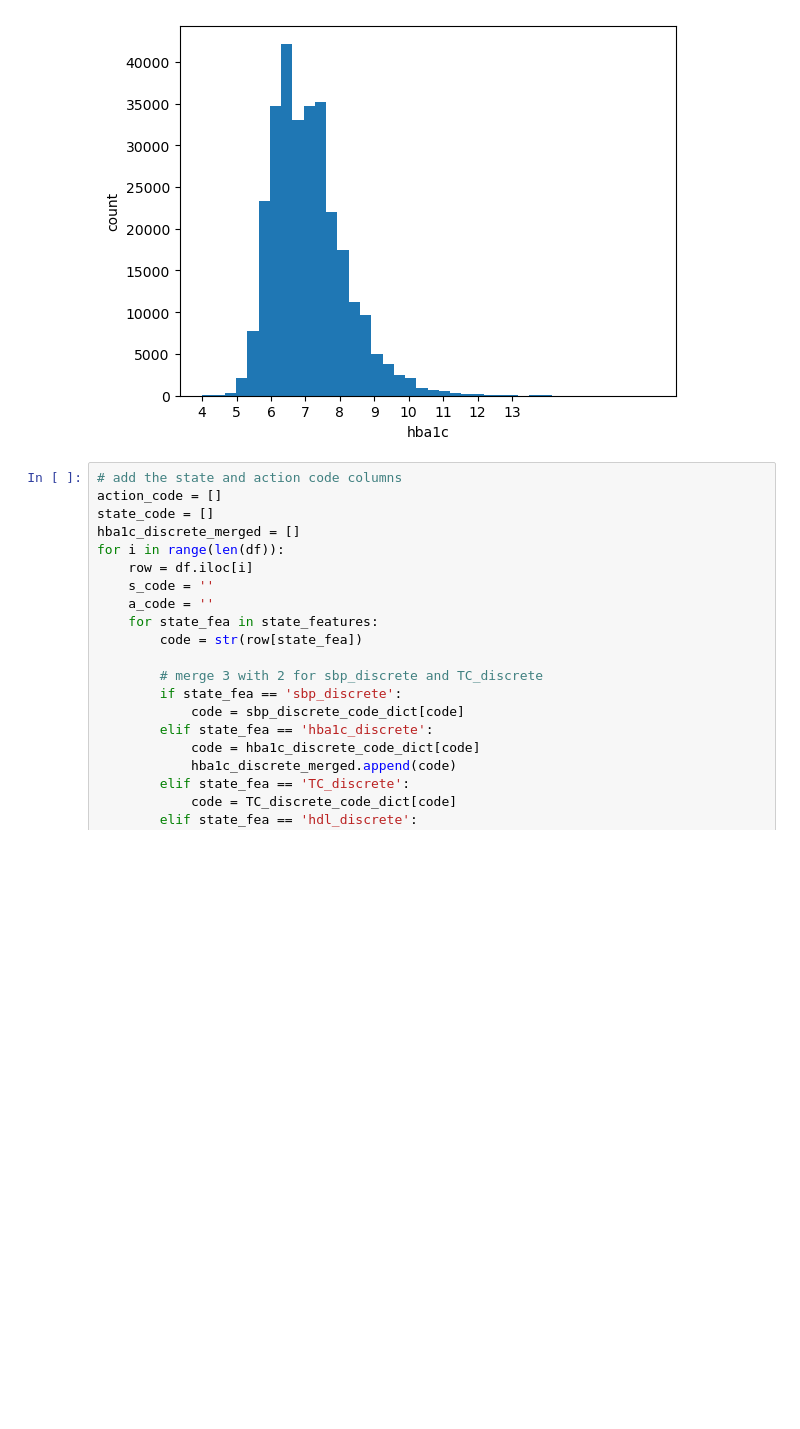
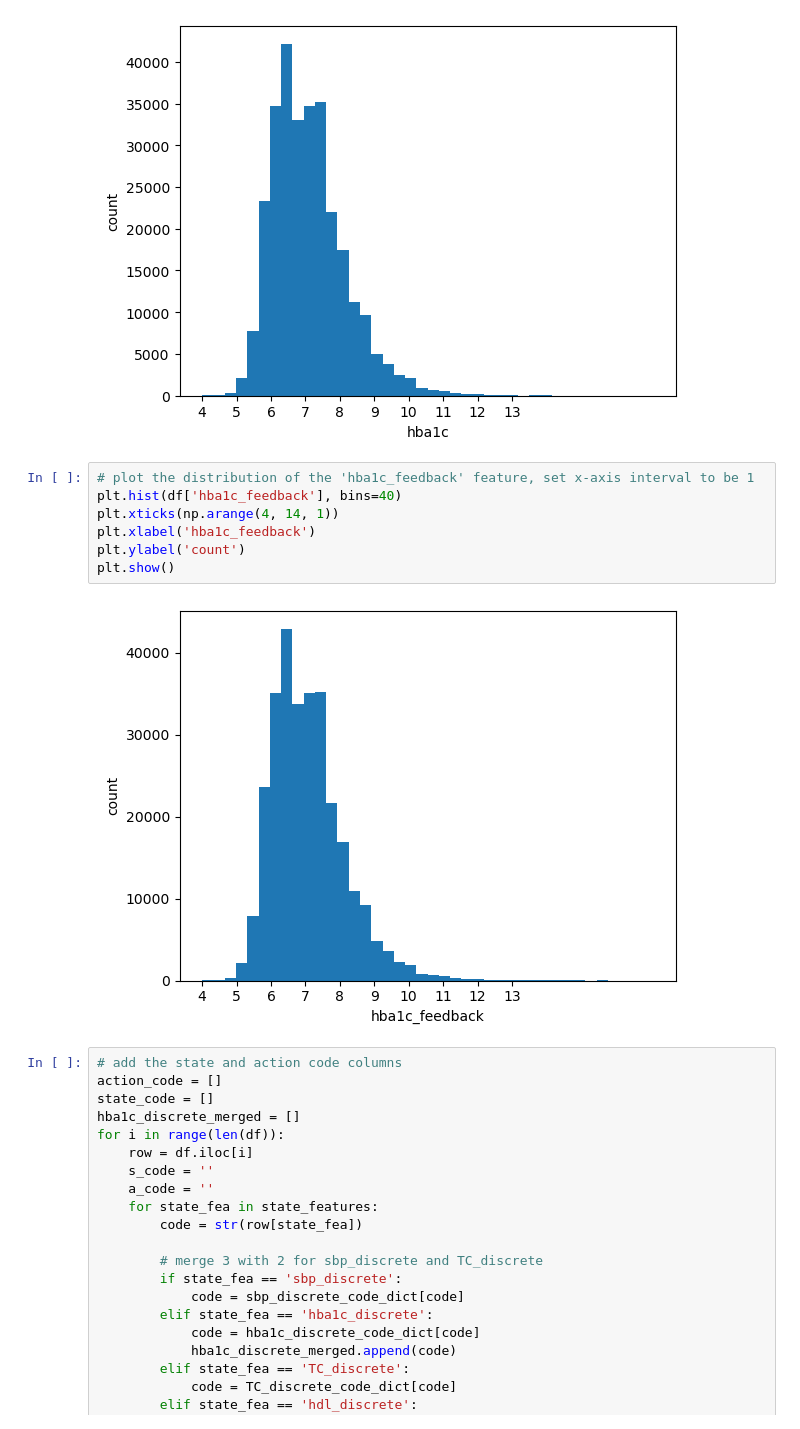
Before and after one commit to tian1327/Accord-RL, a Jupyter notebook: BGClass/DOPE/model.ipynb, the cells around one changed output. Drawn from its saved outputs; the diff is of its cells as text; blank space fills up the shorter version.

```diff
--- a/BGClass/DOPE/model.ipynb
+++ b/BGClass/DOPE/model.ipynb
@@ -140,6 +140,15 @@ plt.ylabel('count')
 plt.show()
 # %% [output]
 [figure]
+# %%
+# plot the distribution of the 'hba1c_feedback' feature, set x-axis interval to be 1
+plt.hist(df['hba1c_feedback'], bins=40)
+plt.xticks(np.arange(4, 14, 1))
+plt.xlabel('hba1c_feedback')
+plt.ylabel('count')
+plt.show()
+# %% [output]
+[figure, added]
 # %%
 # add the state and action code columns
 action_code = []
```
Also changed, not shown: parts of 2 cells of this notebook, 3 other files.
